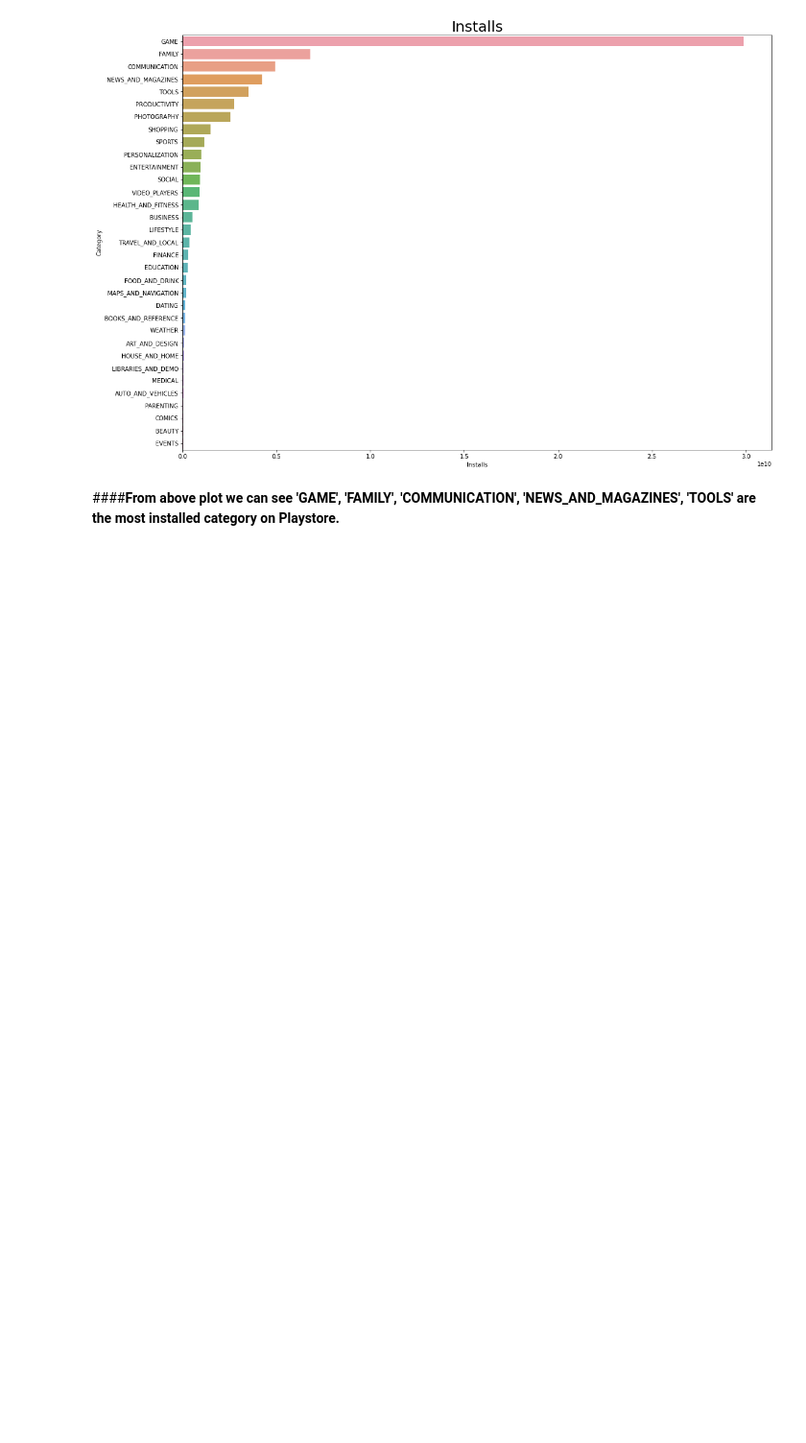
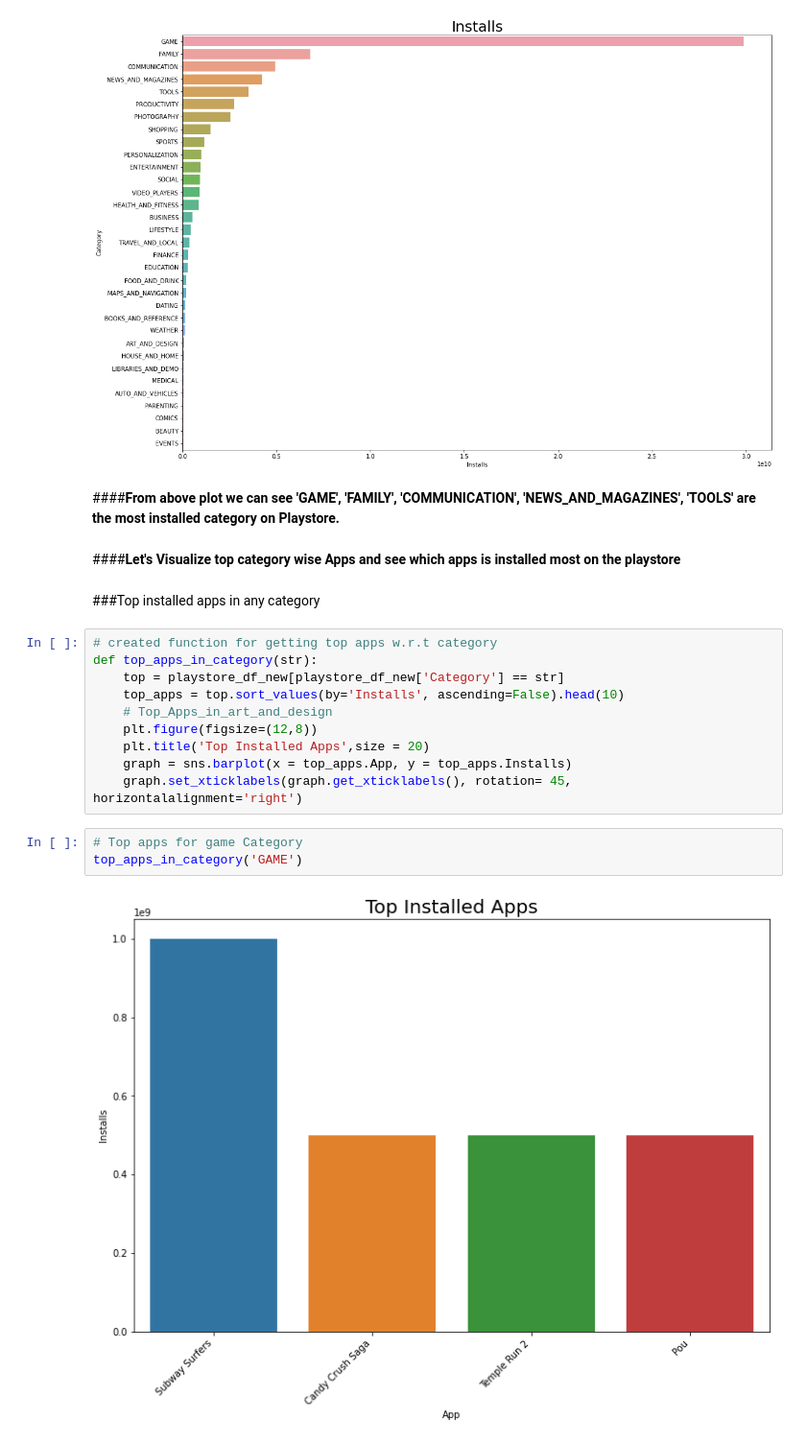
Before and after one commit to lawish/EDA_Team_notebook, a Jupyter notebook: EDA_Team_notebook_Capstone_Project.ipynb, the cells around one changed output. Shown at 96% size. Drawn from its saved outputs; the diff is of its cells as text; blank space fills up the shorter version.

```diff
--- a/EDA_Team_notebook_Capstone_Project.ipynb
+++ b/EDA_Team_notebook_Capstone_Project.ipynb
@@ -429,3 +429,22 @@ graph.set_title("Installs", fontsize = 25);
 [figure]
 # %% [markdown]
 ####**From above plot we can see 'GAME', 'FAMILY', 'COMMUNICATION', 'NEWS_AND_MAGAZINES', 'TOOLS' are the most installed category on Playstore.**
+# %% [markdown]
+####**Let's Visualize top category wise Apps and see which apps is installed most on the playstore**
+# %% [markdown]
+###Top installed apps in any category
+# %%
+# created function for getting top apps w.r.t category
+def top_apps_in_category(str):
+    top = playstore_df_new[playstore_df_new['Category'] == str]
+    top_apps = top.sort_values(by='Installs', ascending=False).head(10)
+    # Top_Apps_in_art_and_design
+    plt.figure(figsize=(12,8))
+    plt.title('Top Installed Apps',size = 20)
+    graph = sns.barplot(x = top_apps.App, y = top_apps.Installs)
+    graph.set_xticklabels(graph.get_xticklabels(), rotation= 45, horizontalalignment='right')
+# %%
+# Top apps for game Category
+top_apps_in_category('GAME')
+# %% [output]
+[figure, added]
```
Also changed, not shown: parts of 8 cells of this notebook.
